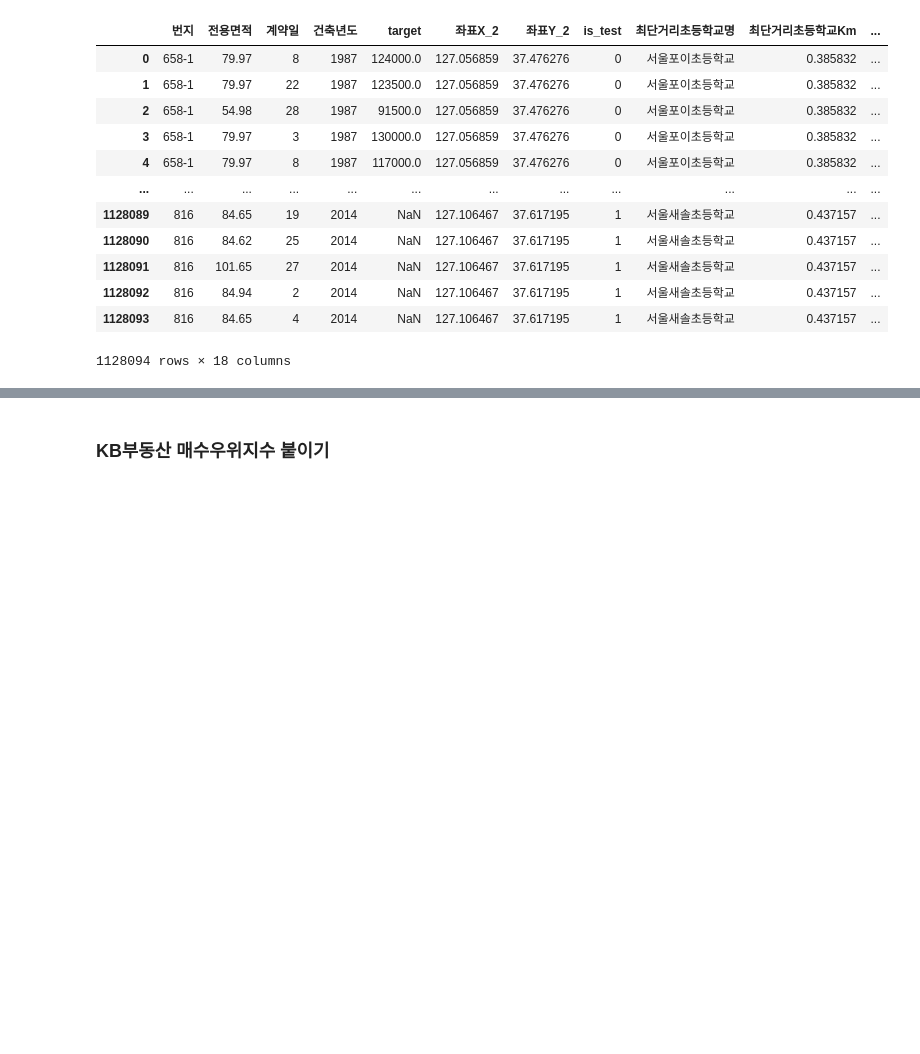
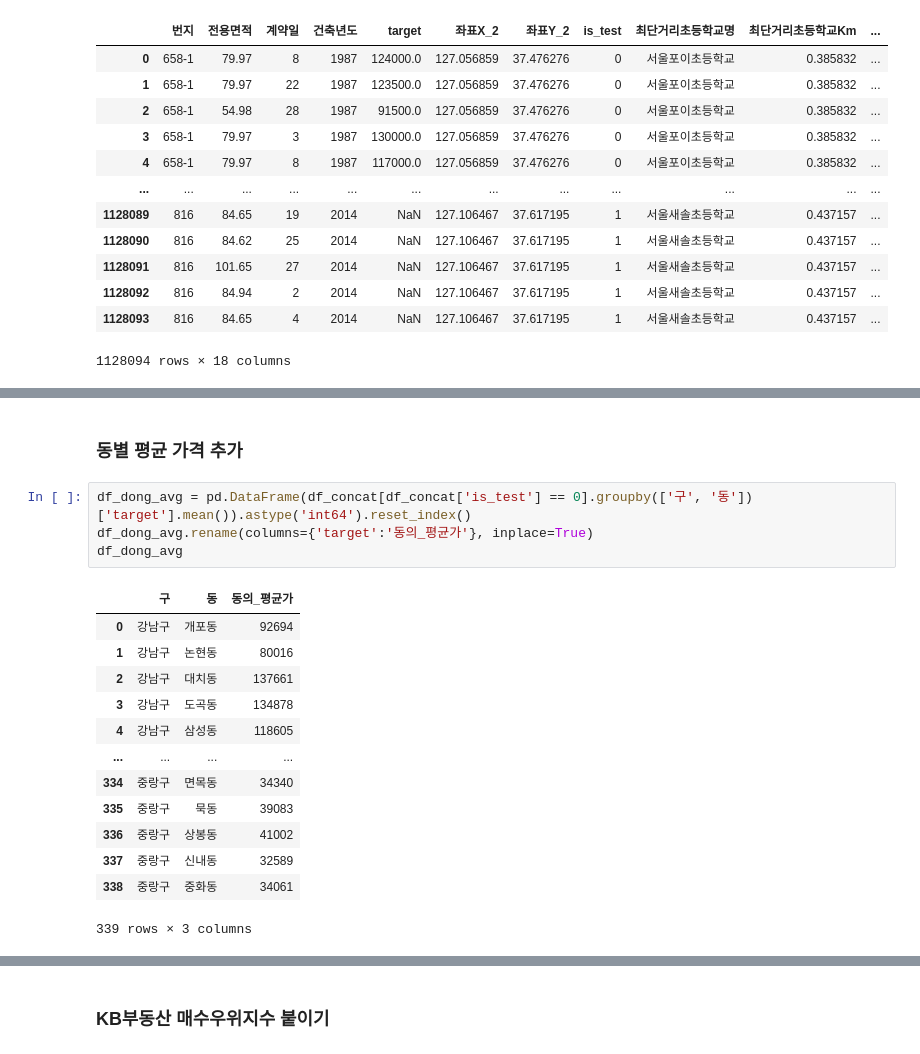
Before and after one commit to UpstageAILab3/upstage-ml-regression-ml5-pub, a Jupyter notebook: Model.ipynb, the cells around one changed output, grey strips where cells are left out. Drawn from its saved outputs; the diff is of its cells as text; blank space fills up the shorter version.

```diff
--- a/Model.ipynb
+++ b/Model.ipynb
@@ -318,0 +360,20 @@ df_concat
+# %% [markdown]
+### 동별 평균 가격 추가
+# %%
+df_dong_avg = pd.DataFrame(df_concat[df_concat['is_test'] == 0].groupby(['구', '동'])['target'].mean()).astype('int64').reset_index()
+df_dong_avg.rename(columns={'target':'동의_평균가'}, inplace=True)
+df_dong_avg
+# %% [output]
+|  | 구 | 동 | 동의_평균가 |
+| 0 | 강남구 | 개포동 | 92694 |
+| 1 | 강남구 | 논현동 | 80016 |
+| 2 | 강남구 | 대치동 | 137661 |
+| 3 | 강남구 | 도곡동 | 134878 |
+| 4 | 강남구 | 삼성동 | 118605 |
+| ... | ... | ... | ... |
+| 334 | 중랑구 | 면목동 | 34340 |
+| 335 | 중랑구 | 묵동 | 39083 |
+| 336 | 중랑구 | 상봉동 | 41002 |
+| 337 | 중랑구 | 신내동 | 32589 |
+| 338 | 중랑구 | 중화동 | 34061 |
+339 rows × 3 columns
```
Also changed, not shown: parts of 20 cells of this notebook.
